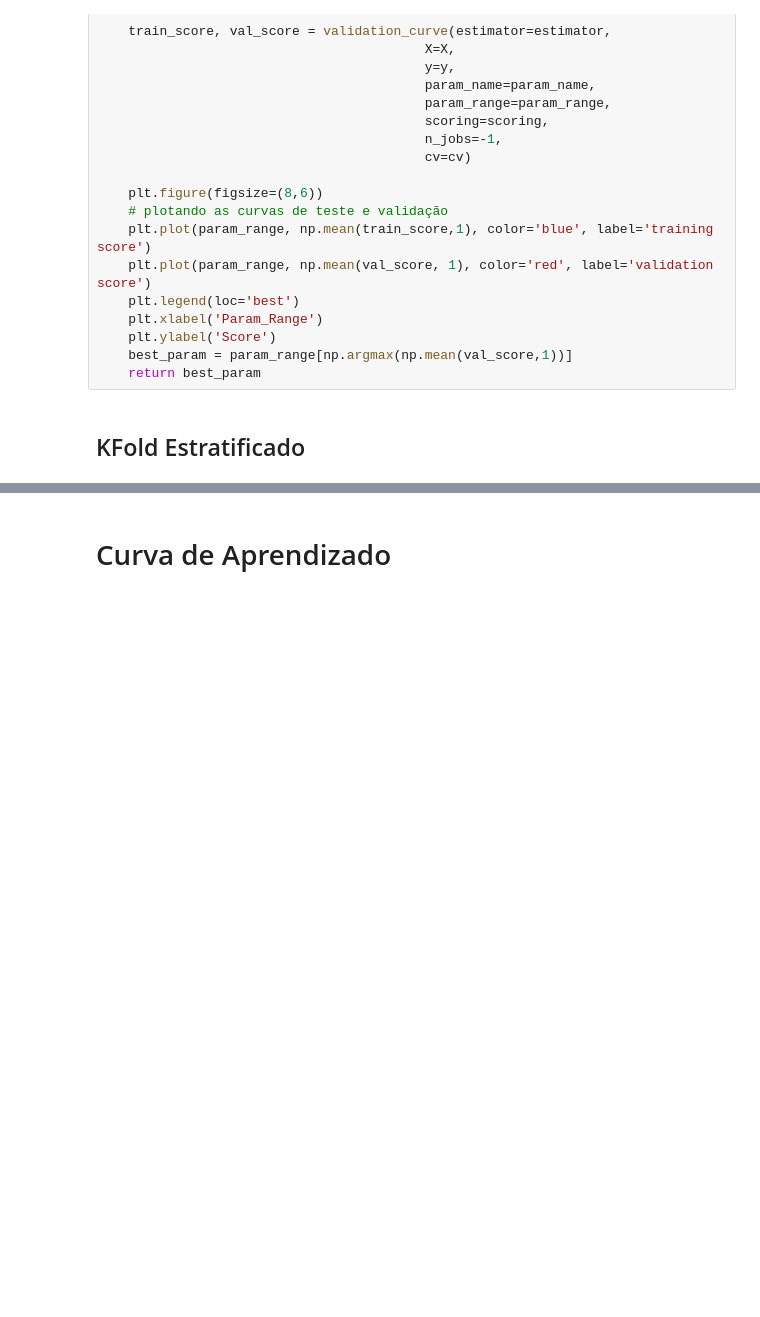
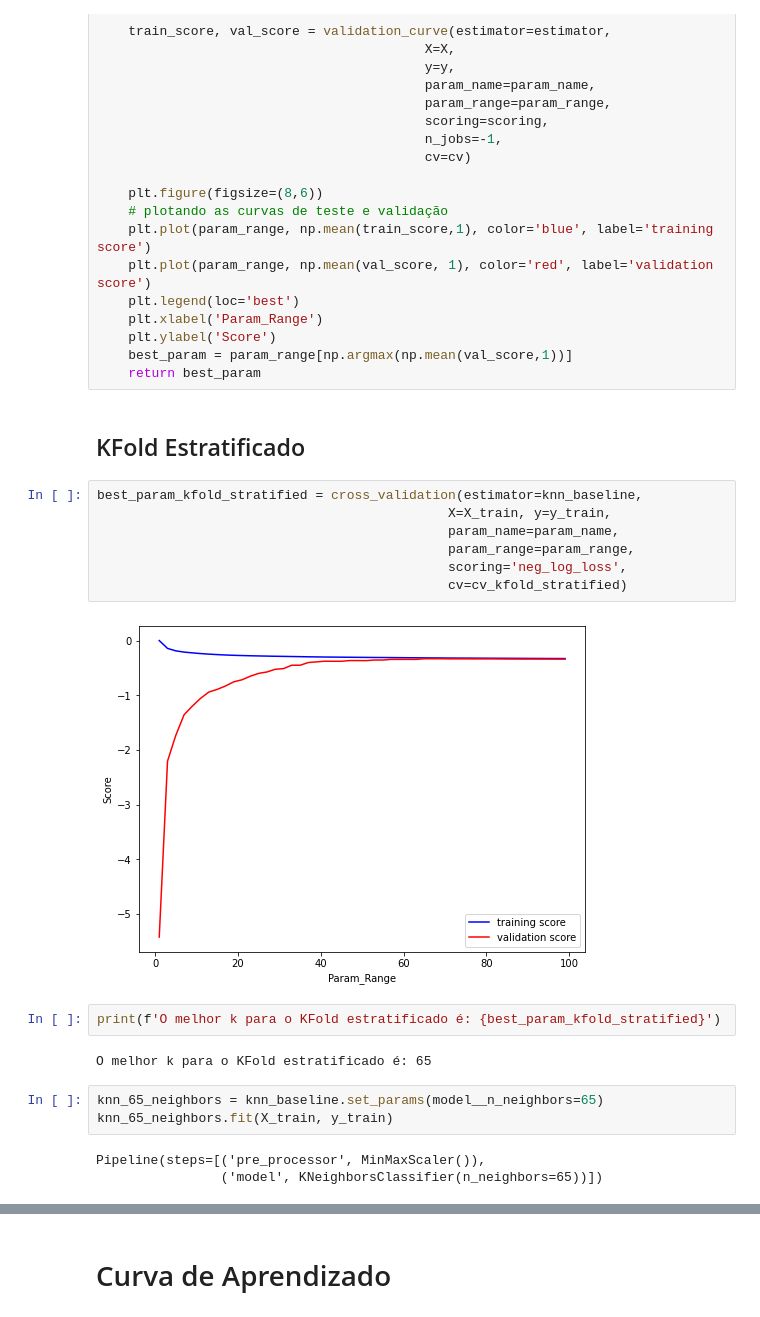
Before and after one commit to brondevitor/Python_Jorney, a Jupyter notebook: Validação/Validação II.ipynb, the cells around one changed output, grey strips where cells are left out. Cells and saved outputs as stored; diff of their text form; blank space fills up the shorter version.

```diff
--- a/Validação/Validação II.ipynb
+++ b/Validação/Validação II.ipynb
@@ -138,3 +138,22 @@ def cross_validation(estimator=None, X=None, y=None, param_name=None, param_rang
     return best_param
 # %% [markdown]
 ## KFold Estratificado
+# %%
+best_param_kfold_stratified = cross_validation(estimator=knn_baseline,
+                                             X=X_train, y=y_train,
+                                             param_name=param_name,
+                                             param_range=param_range,
+                                             scoring='neg_log_loss',
+                                             cv=cv_kfold_stratified)
+# %% [output]
+[figure, added]
+# %%
+print(f'O melhor k para o KFold estratificado é: {best_param_kfold_stratified}')
+# %% [output]
+O melhor k para o KFold estratificado é: 65
+# %%
+knn_65_neighbors = knn_baseline.set_params(model__n_neighbors=65)
+knn_65_neighbors.fit(X_train, y_train)
+# %% [output]
+Pipeline(steps=[('pre_processor', MinMaxScaler()),
+                ('model', KNeighborsClassifier(n_neighbors=65))])
```
Also changed, not shown: parts of 5 cells of this notebook.
